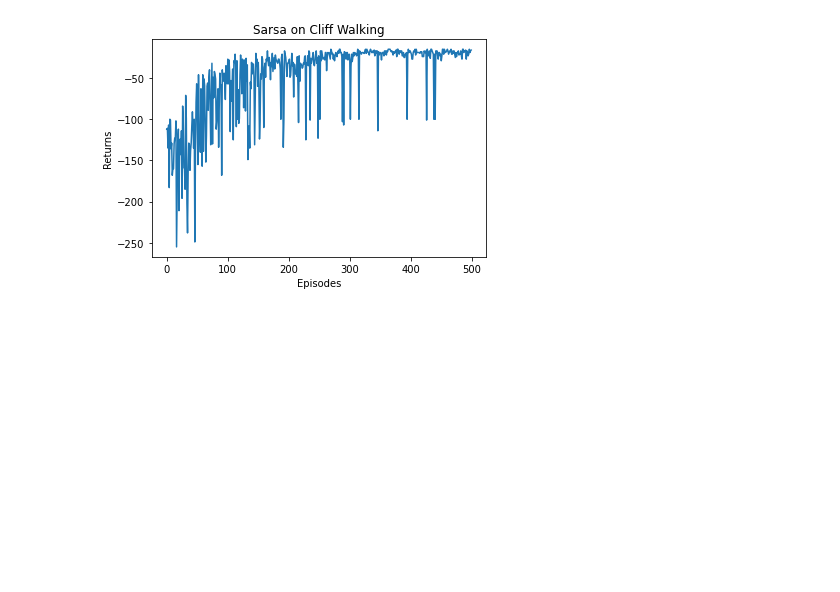
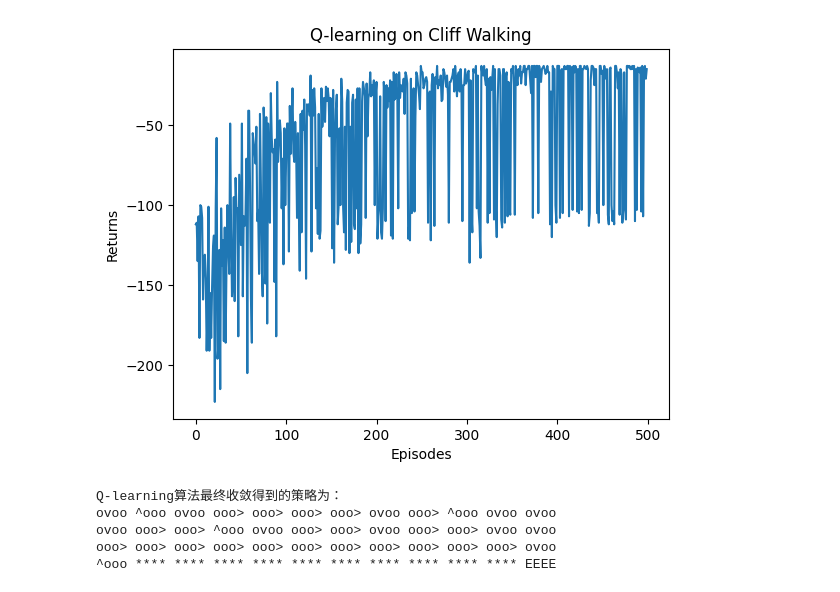
Before and after one commit to Jerry-Auto/Data_Processing, a Jupyter notebook: python/RL/第5章-时序差分算法.ipynb, the cells around one changed output. Saved outputs shown, nothing was run; the diff lists cells and outputs as text; code cells hidden in the pictures; blank space fills up the shorter version.

```diff
--- a/python/RL/第5章-时序差分算法.ipynb
+++ b/python/RL/第5章-时序差分算法.ipynb
@@ -34,11 +45,16 @@ class CliffWalkingEnv:
 class Sarsa:
     """ Sarsa算法 """
     def __init__(self, ncol, nrow, epsilon, alpha, gamma, n_action=4):
-        self.Q_table = np.zeros([nrow * ncol, n_action])  # 初始化Q(s,a)表格
+        self.Q_table = np.ones([nrow * ncol, n_action])  # 初始化Q(s,a)表格
         self.n_action = n_action  # 动作个数
         self.alpha = alpha  # 学习率
         self.gamma = gamma  # 折扣因子
         self.epsilon = epsilon  # epsilon-贪婪策略中的参数
+
+    def update(self, s0, a0, r, s1, a1):
+        TD_target=r + self.gamma * self.Q_table[s1, a1]
+        TD_error =self.Q_table[s0, a0]-TD_target
+        self.Q_table[s0, a0] -= self.alpha * TD_error
 
     def take_action(self, state):  # 选取下一步的操作,具体实现为epsilon-贪婪
         if np.random.random() < self.epsilon:
@@ -54,7 +70,3 @@ class Sarsa:
             if self.Q_table[state, i] == Q_max:
                 a[i] = 1
         return a
-
-    def update(self, s0, a0, r, s1, a1):
-        td_error = r + self.gamma * self.Q_table[s1, a1] - self.Q_table[s0, a0]
-        self.Q_table[s0, a0] += self.alpha * td_error
@@ -61,66 +258,52 @@ class Sarsa:
 # %%
-ncol = 12
-nrow = 4
-env = CliffWalkingEnv(ncol, nrow)
+class QLearning(Sarsa):
+    """ Q-learning算法 """
+    def __init__(self, ncol, nrow, epsilon, alpha, gamma, n_action=4):
+        super().__init__(ncol, nrow, epsilon, alpha, gamma, n_action)
+
+    def update(self, s0, a0, r, s1):
+        TD_target =r + self.gamma * self.Q_table[s1].max()
+        TD_error = TD_target- self.Q_table[s0, a0]
+        self.Q_table[s0, a0] += self.alpha * TD_error
+
+
 np.random.seed(0)
 epsilon = 0.1
 alpha = 0.1
 gamma = 0.9
-agent = Sarsa(ncol, nrow, epsilon, alpha, gamma)
+agent = QLearning(ncol, nrow, epsilon, alpha, gamma)
 num_episodes = 500  # 智能体在环境中运行的序列的数量
 
 return_list = []  # 记录每一条序列的回报
 for i in range(10):  # 显示10个进度条
     # tqdm的进度条功能
     with tqdm(total=int(num_episodes / 10), desc='Iteration %d' % i) as pbar:
         for i_episode in range(int(num_episodes / 10)):  # 每个进度条的序列数
-            episode_return = 0
-            state = env.reset()
-            action = agent.take_action(state)
-            done = False
-            while not done:
-                next_state, reward, done = env.step(action)
-                next_action = agent.take_action(next_state)
-                episode_return += reward  # 这里回报的计算不进行折扣因子衰减
-                agent.update(state, action, reward, next_state, next_action)
-                state = next_state
-                action = next_action
+            episode_return =train_agent_on_policy(env,agent,"Q_learning")
             return_list.append(episode_return)
             if (i_episode + 1) % 10 == 0:  # 每10条序列打印一下这10条序列的平均回报
                 pbar.set_postfix({
                     'episode':
                     '%d' % (num_episodes / 10 * i + i_episode + 1),
                     'return':
                     '%.3f' % np.mean(return_list[-10:])
                 })
             pbar.update(1)
 
 episodes_list = list(range(len(return_list)))
 plt.plot(episodes_list, return_list)
 plt.xlabel('Episodes')
 plt.ylabel('Returns')
-plt.title('Sarsa on {}'.format('Cliff Walking'))
+plt.title('Q-learning on {}'.format('Cliff Walking'))
 plt.show()
 
-# Iteration 0: 100%|██████████| 50/50 [00:00<00:00, 1206.19it/s, episode=50,
-# return=-119.400]
-# Iteration 1: 100%|██████████| 50/50 [00:00<00:00, 1379.84it/s, episode=100,
-# return=-63.000]
-# Iteration 2: 100%|██████████| 50/50 [00:00<00:00, 2225.14it/s, episode=150,
-# return=-51.200]
-# Iteration 3: 100%|██████████| 50/50 [00:00<00:00, 2786.80it/s, episode=200,
-# return=-48.100]
-# Iteration 4: 100%|██████████| 50/50 [00:00<00:00, 1705.21it/s, episode=250,
-# return=-35.700]
-# Iteration 5: 100%|██████████| 50/50 [00:00<00:00, 3393.12it/s, episode=300,
-# return=-29.900]
-# Iteration 6: 100%|██████████| 50/50 [00:00<00:00, 3694.32it/s, episode=350,
-# return=-28.300]
-# Iteration 7: 100%|██████████| 50/50 [00:00<00:00, 3705.87it/s, episode=400,
-# return=-27.700]
-# Iteration 8: 100%|██████████| 50/50 [00:00<00:00, 4115.61it/s, episode=450,
-# return=-28.500]
-# Iteration 9: 100%|██████████| 50/50 [00:00<00:00, 3423.20it/s, episode=500,
-# return=-18.900]
+action_meaning = ['^', 'v', '<', '>']
+print('Q-learning算法最终收敛得到的策略为：')
+print_agent(agent, env, action_meaning, list(range(37, 47)), [47])
 # %% [output]
-[figure, old version]
+[figure, new version]
+Q-learning算法最终收敛得到的策略为：
+ovoo ^ooo ovoo ooo> ooo> ooo> ooo> ovoo ooo> ^ooo ovoo ovoo
+ovoo ooo> ooo> ^ooo ovoo ooo> ooo> ovoo ooo> ooo> ovoo ovoo
+ooo> ooo> ooo> ooo> ooo> ooo> ooo> ooo> ooo> ooo> ooo> ovoo
+^ooo **** **** **** **** **** **** **** **** **** **** EEEE
```
Also changed, not shown: parts of 15 cells of this notebook, 4 other files.
